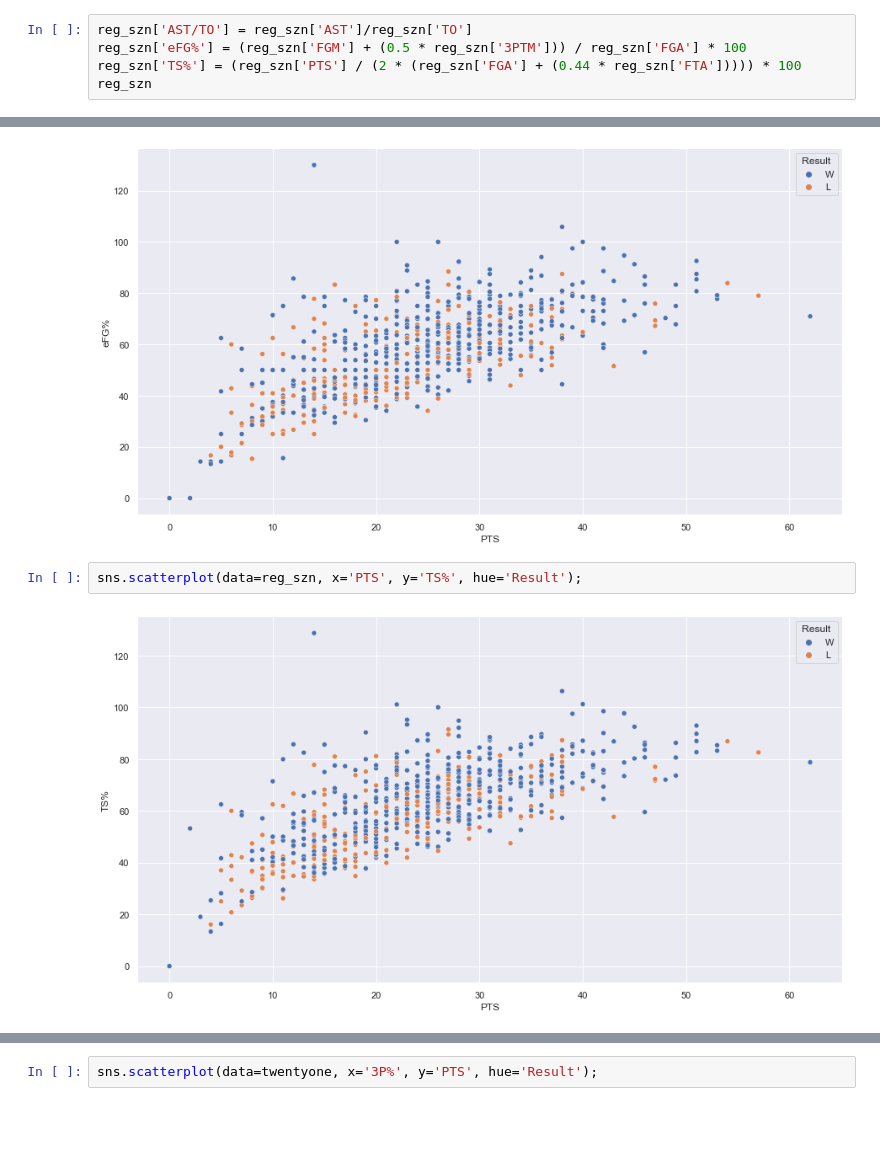
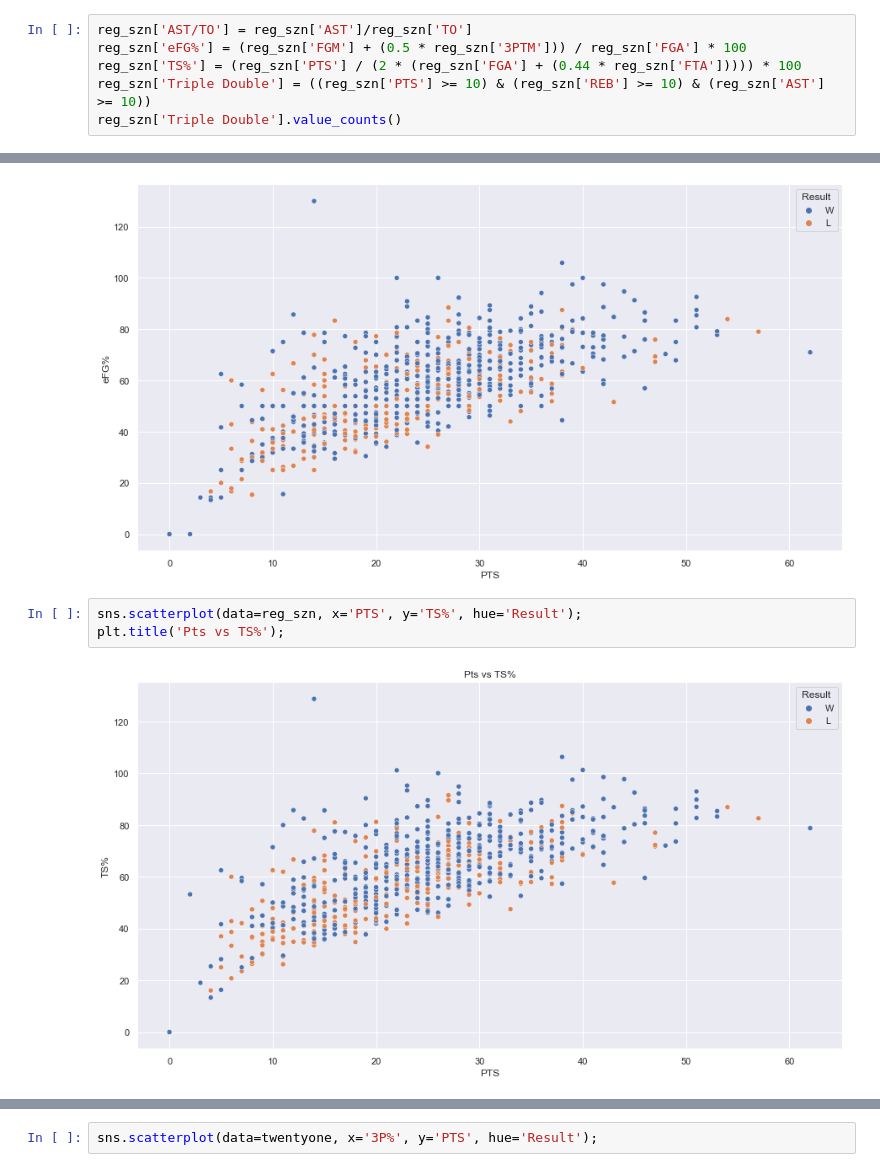
Before and after one commit to sidmurthy/stephstuff, a Jupyter notebook: src/stephplayground.ipynb, the cells around one changed output, grey strips where cells are left out. Drawn from its saved outputs; the diff is of its cells as text; blank space fills up the shorter version.

Commit message:
Added Triple Double Flag and Visualization for Pts, Team score

```diff
--- a/src/stephplayground.ipynb
+++ b/src/stephplayground.ipynb
@@ -38,5 +38,6 @@ Index(['Season_year', 'Season_div', 'Date', 'OPP', 'Result', 'T Score',
 reg_szn['AST/TO'] = reg_szn['AST']/reg_szn['TO']
 reg_szn['eFG%'] = (reg_szn['FGM'] + (0.5 * reg_szn['3PTM'])) / reg_szn['FGA'] * 100
 reg_szn['TS%'] = (reg_szn['PTS'] / (2 * (reg_szn['FGA'] + (0.44 * reg_szn['FTA'])))) * 100
-reg_szn
+reg_szn['Triple Double'] = ((reg_szn['PTS'] >= 10) & (reg_szn['REB'] >= 10) & (reg_szn['AST'] >= 10))
+reg_szn['Triple Double'].value_counts()
 # %% [output]
@@ -60,5 +51,6 @@ sns.scatterplot(data=reg_szn, x='PTS', y='eFG%', hue='Result');
 [figure]
 # %%
 sns.scatterplot(data=reg_szn, x='PTS', y='TS%', hue='Result');
+plt.title('Pts vs TS%');
 # %% [output]
-[figure, old version]
+[figure, new version]
```
Also changed, not shown: parts of 5 cells of this notebook.
